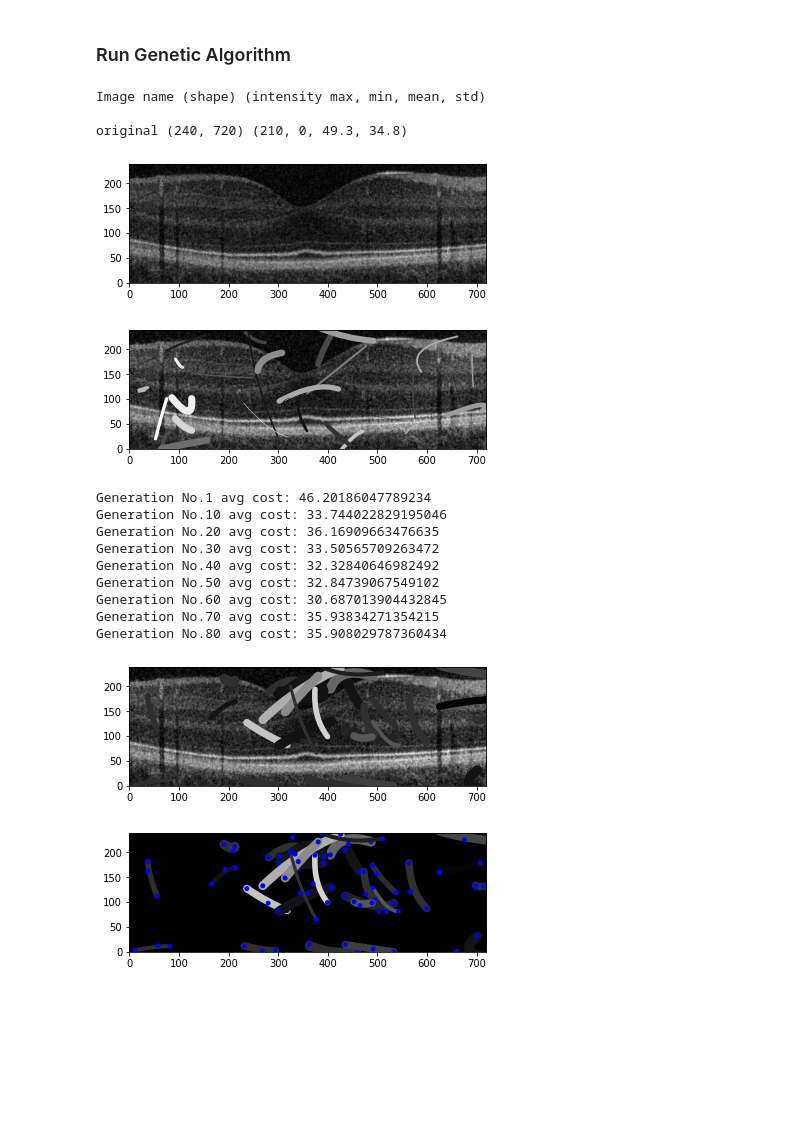
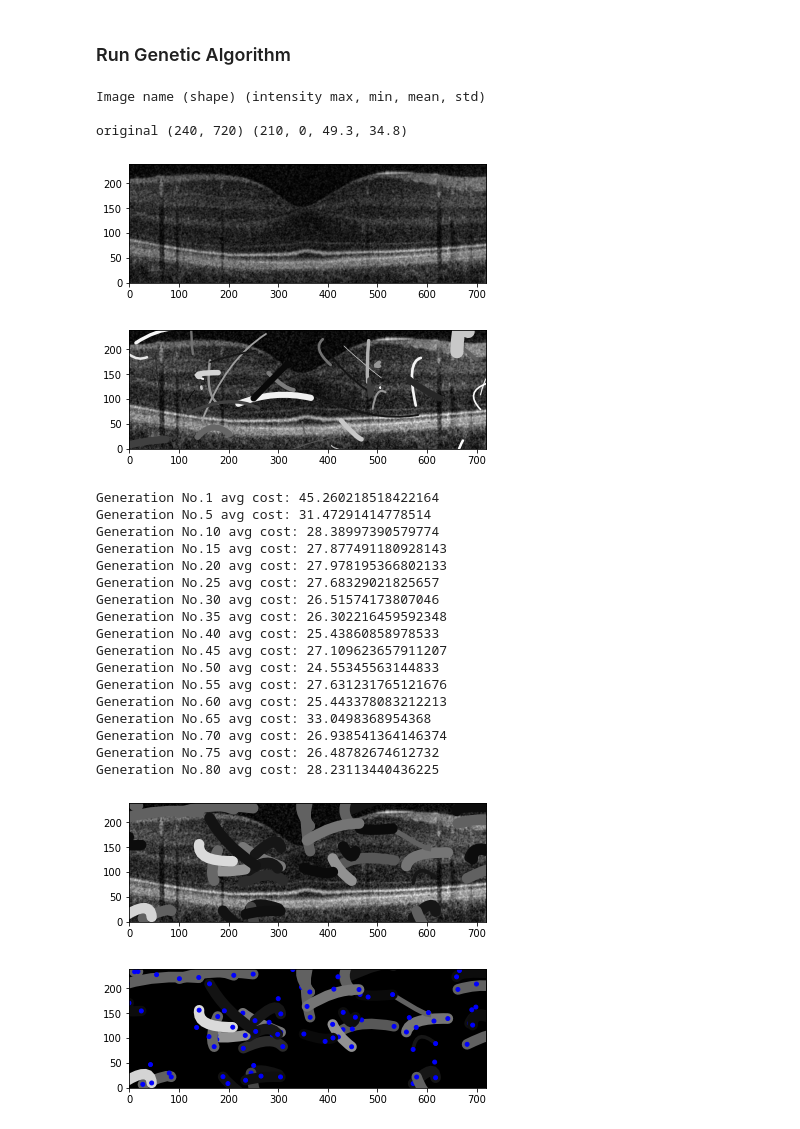
Before and after one commit to liannelong/CITS4404_Project, a Jupyter notebook: OurCamoWorm.ipynb, the cells around one changed output. Saved outputs shown, nothing was run; the diff lists cells and outputs as text; code cells hidden in the pictures; blank space fills up the shorter version.

```diff
--- a/OurCamoWorm.ipynb
+++ b/OurCamoWorm.ipynb
@@ -613,14 +603,15 @@ class GeneticAlgorithm:
         drawing.show()
 
         cost = CostFunction(self.image, self.weights, False)
+        previous_pop_cost = 0
 
          # ------------ Add Cost_function to offspring------------
         for generation in range(max_generations):
             # Evaluate the cost of each worm in the parent population
-            parent_cost = cost.evaluate(population)
+            parent_costs = cost.evaluate(population)
 
             # Select parents
-            parents = self.select_parents(population, parent_cost)
+            parents = self.select_parents(population, parent_costs)
 
             # Create offspring through crossover
             offspring = []
@@ -628,8 +619,8 @@ class GeneticAlgorithm:
                 # parent_costs = (pop_cost[i], pop_cost[i+1])
                 # lowest_cost = pop_cost[0]
                 child_param1, child_param2 = self.crossover(parents[i], parents[i+1])
-                child_param1= self.mutate(child_param1, init_params)
-                child_param2= self.mutate(child_param2, init_params)
+                child_param1 = self.mutate(child_param1, init_params)
+                child_param2 = self.mutate(child_param2, init_params)
                 child1 = Camo_Worm(*child_param1)
                 child2 = Camo_Worm(*child_param2)
                 offspring.extend([child1, child2])
@@ -641,16 +632,15 @@ class GeneticAlgorithm:
             # pop_cost = [cost.evaluate(worm) for worm in new_population]
             pop_cost = cost.evaluate(new_population)
 
-            # pop_cost = parent_cost + offspring_cost
-
             # Get the indices of worms sorted by their costs in ascending order
             sorted_indices = sorted(range(len(pop_cost)), key=lambda k: pop_cost[k])
             sorted_population = [new_population[i] for i in sorted_indices]
 
             # Replace old population with new population
             population = sorted_population[:self.population_size]
+            previous_pop_cost = sum(pop_cost)
 
-            if (generation + 1) % 10 == 0 or generation == 0:
+            if (generation + 1) % 5 == 0 or generation == 0:
                 print(f"Generation No.{generation + 1} avg cost: {np.mean(pop_cost)}")
 
         return population
@@ -661,67 +651,57 @@ class GeneticAlgorithm:
 image = prep_image(IMAGE_DIR, IMAGE_NAME, MASK)
 
 # Define parameters for the Genetic Algorithm
-population_size = 30 # Number of worms in the population ---- to be adjusted
+population_size = 40 # Number of worms in the population ---- to be adjusted
 crossover_rate = 0.6 # Probability of crossover
 mutation_rate = 0.4 # Probability of mutation`
 
 # Define weights --- to be adjusted/required?
 # weights = {'coverage': 1, 'smoothness': 1, 'detail': 1, 'colour': 1, 'efficiency': 1}
-weights = {'internal': 1.6, 'group': 0.9, 'environment': 1.2}
+weights = {'internal': 1.2, 'group': 0.5 , 'environment': 0.8}
 # Create an instance of the GeneticAlgorithm class
 genetic_algorithm = GeneticAlgorithm(image, population_size, crossover_rate, mutation_rate, weights)
 
 # Define initial parameters for the worms
 init_params = (40, 30, 1)  # Example parameters, adjust as needed
 
 # Define the maximum number of generations
 max_generations = 80 #60
 clew = genetic_algorithm.run(max_generations, init_params)
 
 # Display the optimized population of worms
 drawing = Drawing(image)
 for worm in clew:
     drawing.add_worms(worm)
-
-
-# ~~~~~~~~~~~~~~~~~~~~~~~~~~~~~~~~~~~~~~~~~~~~~~~~~~~~~~~~~~~~~~~~~~~~
-# Testing cost function for a single worm
-worm_test = Camo_Worm(100, 180, 50, 0, 50, np.pi/2, 10, 0.9)
-worm_test2 = Camo_Worm(200, 160, 50, np.pi/6, 70, np.pi/1, 8, 0.6)
-test = ['x', 'y', 'r', 'theta', 'dr', 'dgamma', 'width', 'colour']
-# print(worm_test)
-# cost = CostFunction(image, weights)
-# c_c = cost.evaluate(worm_test)
-# print(c_c)
-# drawing.add_worms(worm_test)
-
-# drawing.add_dots(worm_test.intermediate_points(300), radius=2, color='green')
-# drawing.add_dots(worm_test.control_points(),color='orange')
-# print(f'length:{worm_test.approx_length()}')
-# print(f"control points:\n{worm_test.control_points()}")
-
 drawing.show()
 
+# Display the optimized population of worms without OCT background
 blank_drawing = Drawing(np.full((image.shape[0], image.shape[1]), 1, dtype=np.uint8))
-
 for worm in clew:
     blank_drawing.add_worms(worm)
     blank_drawing.add_dots(worm.control_points(),color='blue')
 blank_drawing.show()
 # %% [output]
 Image name (shape) (intensity max, min, mean, std)
 
 original (240, 720) (210, 0, 49.3, 34.8)
 [figure]
-[figure, old version]
+[figure, new version]
-Generation No.1 avg cost: 46.20186047789234
-Generation No.10 avg cost: 33.744022829195046
-Generation No.20 avg cost: 36.16909663476635
-Generation No.30 avg cost: 33.50565709263472
-Generation No.40 avg cost: 32.32840646982492
-Generation No.50 avg cost: 32.84739067549102
-Generation No.60 avg cost: 30.687013904432845
-Generation No.70 avg cost: 35.93834271354215
-Generation No.80 avg cost: 35.908029787360434
+Generation No.1 avg cost: 45.260218518422164
+Generation No.5 avg cost: 31.47291414778514
+Generation No.10 avg cost: 28.38997390579774
+Generation No.15 avg cost: 27.877491180928143
+Generation No.20 avg cost: 27.978195366802133
+Generation No.25 avg cost: 27.68329021825657
+Generation No.30 avg cost: 26.51574173807046
+Generation No.35 avg cost: 26.302216459592348
+Generation No.40 avg cost: 25.43860858978533
+Generation No.45 avg cost: 27.109623657911207
+Generation No.50 avg cost: 24.55345563144833
+Generation No.55 avg cost: 27.631231765121676
+Generation No.60 avg cost: 25.443378083212213
+Generation No.65 avg cost: 33.0498368954368
+Generation No.70 avg cost: 26.938541364146374
+Generation No.75 avg cost: 26.48782674612732
+Generation No.80 avg cost: 28.23113440436225
-[figure, old version]
+[figure, new version]
-[figure, old version]
+[figure, new version]
```
Also changed, not shown: parts of 1 cell of this notebook.
